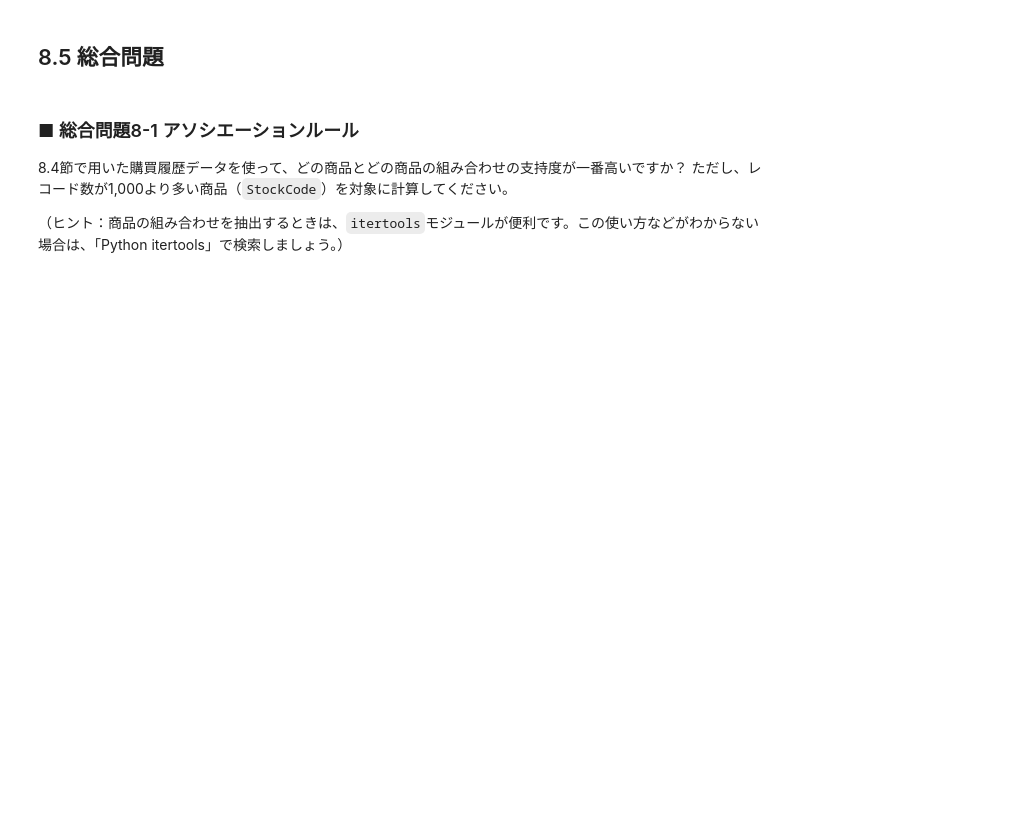
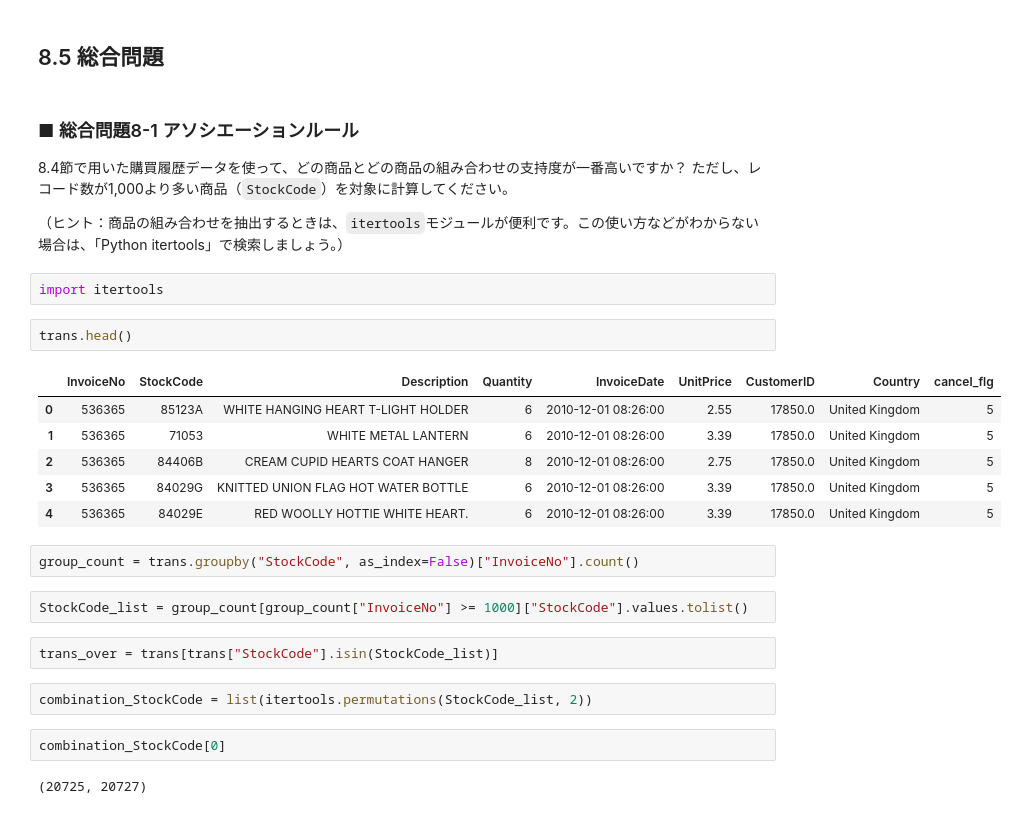
Before and after one commit to takafumi12/tokyou-u_chapters, a Jupyter notebook: GCI2020/week6/chapter8.ipynb, the cells around one changed output. Saved outputs shown, nothing was run; the diff lists cells and outputs as text; blank space fills up the shorter version.

```diff
--- a/GCI2020/week6/chapter8.ipynb
+++ b/GCI2020/week6/chapter8.ipynb
@@ -986,3 +1147,26 @@ print('lift:{:.3f}'.format(lift))
 8.4節で用いた購買履歴データを使って、どの商品とどの商品の組み合わせの支持度が一番高いですか？ ただし、レコード数が1,000より多い商品（`StockCode`）を対象に計算してください。
 
 （ヒント：商品の組み合わせを抽出するときは、`itertools`モジュールが便利です。この使い方などがわからない場合は、「Python itertools」で検索しましょう。）
+# %%
+import itertools
+# %%
+trans.head()
+# %% [output]
+|  | InvoiceNo | StockCode | Description | Quantity | InvoiceDate | UnitPrice | CustomerID | Country | cancel_flg |
+| 0 | 536365 | 85123A | WHITE HANGING HEART T-LIGHT HOLDER | 6 | 2010-12-01 08:26:00 | 2.55 | 17850.0 | United Kingdom | 5 |
+| 1 | 536365 | 71053 | WHITE METAL LANTERN | 6 | 2010-12-01 08:26:00 | 3.39 | 17850.0 | United Kingdom | 5 |
+| 2 | 536365 | 84406B | CREAM CUPID HEARTS COAT HANGER | 8 | 2010-12-01 08:26:00 | 2.75 | 17850.0 | United Kingdom | 5 |
+| 3 | 536365 | 84029G | KNITTED UNION FLAG HOT WATER BOTTLE | 6 | 2010-12-01 08:26:00 | 3.39 | 17850.0 | United Kingdom | 5 |
+| 4 | 536365 | 84029E | RED WOOLLY HOTTIE WHITE HEART. | 6 | 2010-12-01 08:26:00 | 3.39 | 17850.0 | United Kingdom | 5 |
+# %%
+group_count = trans.groupby("StockCode", as_index=False)["InvoiceNo"].count()
+# %%
+StockCode_list = group_count[group_count["InvoiceNo"] >= 1000]["StockCode"].values.tolist()
+# %%
+trans_over = trans[trans["StockCode"].isin(StockCode_list)]
+# %%
+combination_StockCode = list(itertools.permutations(StockCode_list, 2))
+# %%
+combination_StockCode[0]
+# %% [output]
+(20725, 20727)
```
Also changed, not shown: parts of 30 cells of this notebook, 2 other files.
